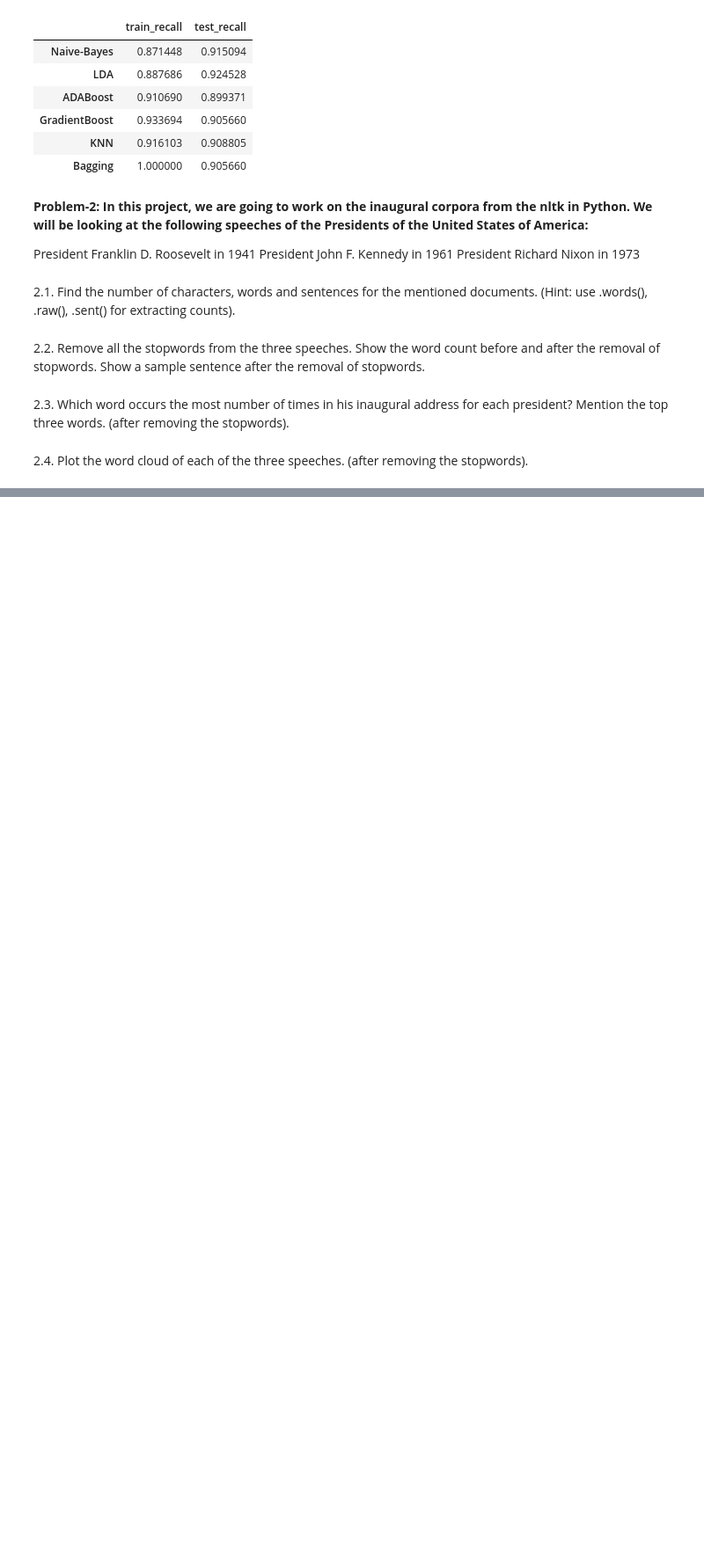
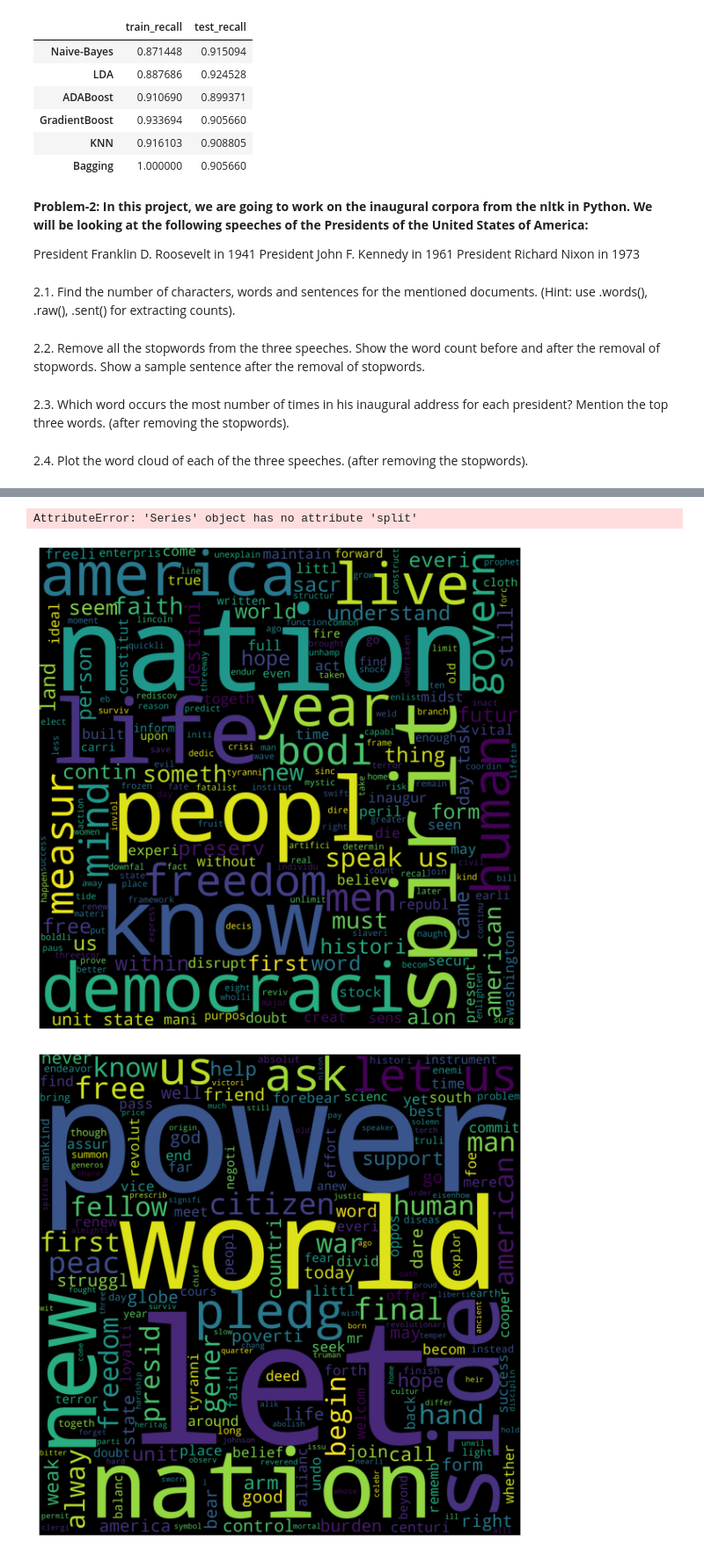
Before and after one commit to sainadh6414/datascience, a Jupyter notebook: _6_machine_learning/project/Notebook.ipynb, the cells around one changed output, grey strips where cells are left out. Shown at 88% size. Saved outputs shown, nothing was run; the diff lists cells and outputs as text; code cells hidden in the pictures; blank space fills up the shorter version.

```diff
--- a/_6_machine_learning/project/Notebook.ipynb
+++ b/_6_machine_learning/project/Notebook.ipynb
@@ -942,0 +1007,75 @@ President Richard Nixon in 1973
+# %%
+corpus = pd.DataFrame(all_words_clean).apply(lambda x: ' '.join([z for z in x.split() if z not in stop_words]))
+
+corpus
+# %% [output]
+AttributeError: 'Series' object has no attribute 'split'
+# %%
+# Word Cloud
+from wordcloud import WordCloud
+# wordcloud = WordCloud().generate(wc_a) if ok with default wordcloud parameters
+
+wordcloud = WordCloud(width = 3000, height = 3000,
+                background_color ='black',
+                min_font_size = 10, random_state=100).generate(wc_a)
+
+# plot the WordCloud image
+plt.figure(figsize = (8, 8), facecolor = None)
+plt.imshow(wordcloud)
+plt.axis("off")
+plt.xlabel('Word Cloud')
+plt.tight_layout(pad = 0)
+# %%
+def analyze_text(text):
+    from nltk import sent_tokenize
+    sentences = sent_tokenize(text)
+    # print(sentences[0])
+
+    # split into words
+    from nltk.tokenize import word_tokenize
+    tokens = word_tokenize(text)
+
+
+    # convert to lower case
+    tokens = [w.lower() for w in tokens]
+
+    # remove punctuation from each word
+    table = str.maketrans('', '', string.punctuation)
+    stripped = [w.translate(table) for w in tokens]
+
+    # remove remaining tokens that are not alphabetic
+    words = [word for word in stripped if word.isalpha()]
+
+    # filter out stop words
+    from nltk.corpus import stopwords
+    stop_words = set(stopwords.words('english'))
+    words = [w for w in words if not w in stop_words]
+    # print(words[:100])
+
+    # stemming of words
+    from nltk.stem.porter import PorterStemmer
+    porter = PorterStemmer()
+    stemmed = [porter.stem(word) for word in words]
+    # print(stemmed[:100])
+
+    final_text = ' '.join(stemmed)
+
+    from wordcloud import WordCloud
+
+    wordcloud = WordCloud(width = 3000, height = 3000,
+                    background_color ='black',
+                    min_font_size = 10, random_state=100).generate(final_text)
+
+    # plot the WordCloud image
+    plt.figure(figsize = (8, 8), facecolor = None)
+    plt.imshow(wordcloud)
+    plt.axis("off")
+    plt.xlabel('Word Cloud')
+    plt.tight_layout(pad = 0)
+
+analyze_text(inaugural.raw('1941-Roosevelt.txt'))
+analyze_text(inaugural.raw('1961-Kennedy.txt'))
+analyze_text(inaugural.raw('1973-Nixon.txt'))
+# %% [output]
+[figure, added]
+[figure, added]
```
Also changed, not shown: parts of 12 cells of this notebook, 3 other files.
